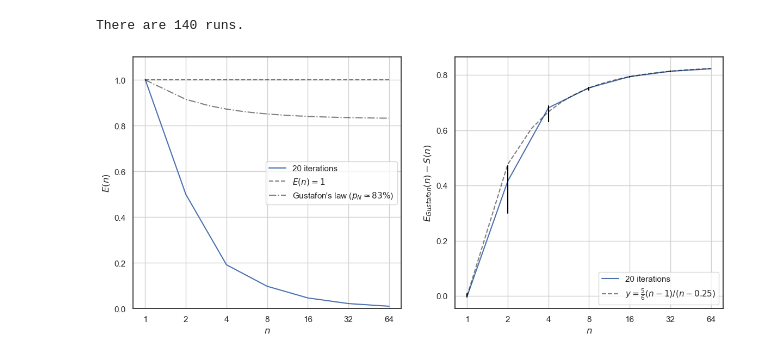
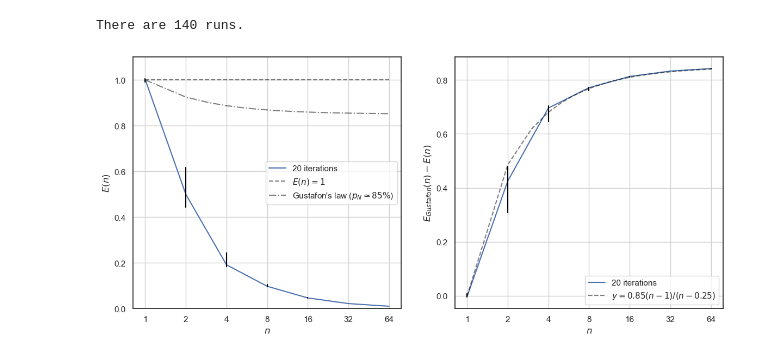
Before and after one commit to sprmsv/HPC-NBody, a Jupyter notebook: visualizations.ipynb, the cells around one changed output. Cells and saved outputs as stored; diff of their text form; code cells hidden in the pictures.

```diff
--- a/visualizations.ipynb
+++ b/visualizations.ipynb
@@ -162,7 +162,7 @@ weakscaling['E(n)'] = (weakscaling.t1 / weakscaling.TIME)
 # %%
 fig, axs = plt.subplots(1, 2, figsize=(14, 6))
 
-p = .83
+p = .85
 
 # Efficiency
 sns.lineplot(
@@ -172,7 +172,9 @@ sns.lineplot(
     hue='ITERS',
     palette='deep',
     estimator='median',
-    errorbar=None,
+    errorbar=('ci', 90),
+    err_style='bars',
+    err_kws={'ecolor': 'black'},
 );
 # Ideal line
 n = np.arange(1, 65)
@@ -193,34 +195,34 @@ axs[0].set_xticklabels(strongscaling.n.unique())
 # Labels
 axs[0].set(xlabel='$n$', ylabel='$E(n)$');
 
 # Discrepency
 sns.lineplot(
     ax=axs[1],
     data=weakscaling.query('ITERS == 20'),
     x='n',
     y=((1 + (weakscaling.n - 1) * p) / weakscaling.n - weakscaling['E(n)']),
     hue='ITERS',
     palette='deep',
     errorbar=('ci', 90),
     estimator='median',
     err_style='bars',
     err_kws={'ecolor': 'black'},
 )
 # Ideal line
 n = np.arange(1, 65)
-ideal = (5/6) * (n - 1) / (n - .25)
+ideal = .85 * (n - 1) / (n - .25)
 h1, = axs[1].plot(n, ideal, '--k', alpha=0.5);
 handles, labels = axs[1].get_legend_handles_labels()
-axs[1].legend(handles + [h1], ['20 iterations', '$y = \\frac{5}{6} (n-1) / (n-0.25)$']);
+axs[1].legend(handles + [h1], ['20 iterations', '$y = 0.85 (n-1) / (n-0.25)$']);
 # Grids
 axs[1].grid(True, axis='y', which="both", ls="-", c=gridcolor)
 axs[1].grid(True, axis='x', which="major", ls="-", c=gridcolor)
 # Scale
 axs[1].set(xscale='log')
 # Ticks
 axs[1].set_xticks(strongscaling.n.unique())
 axs[1].set_xticklabels(strongscaling.n.unique())
 # Labels
-axs[1].set(xlabel='$n$', ylabel='$E_{Gustafon}(n) - S(n)$');
+axs[1].set(xlabel='$n$', ylabel='$E_{Gustafon}(n) - E(n)$');
 # %% [output]
-[figure, old version]
+[figure, new version]
```
Also changed, not shown: parts of 2 cells of this notebook, 3 other files.
